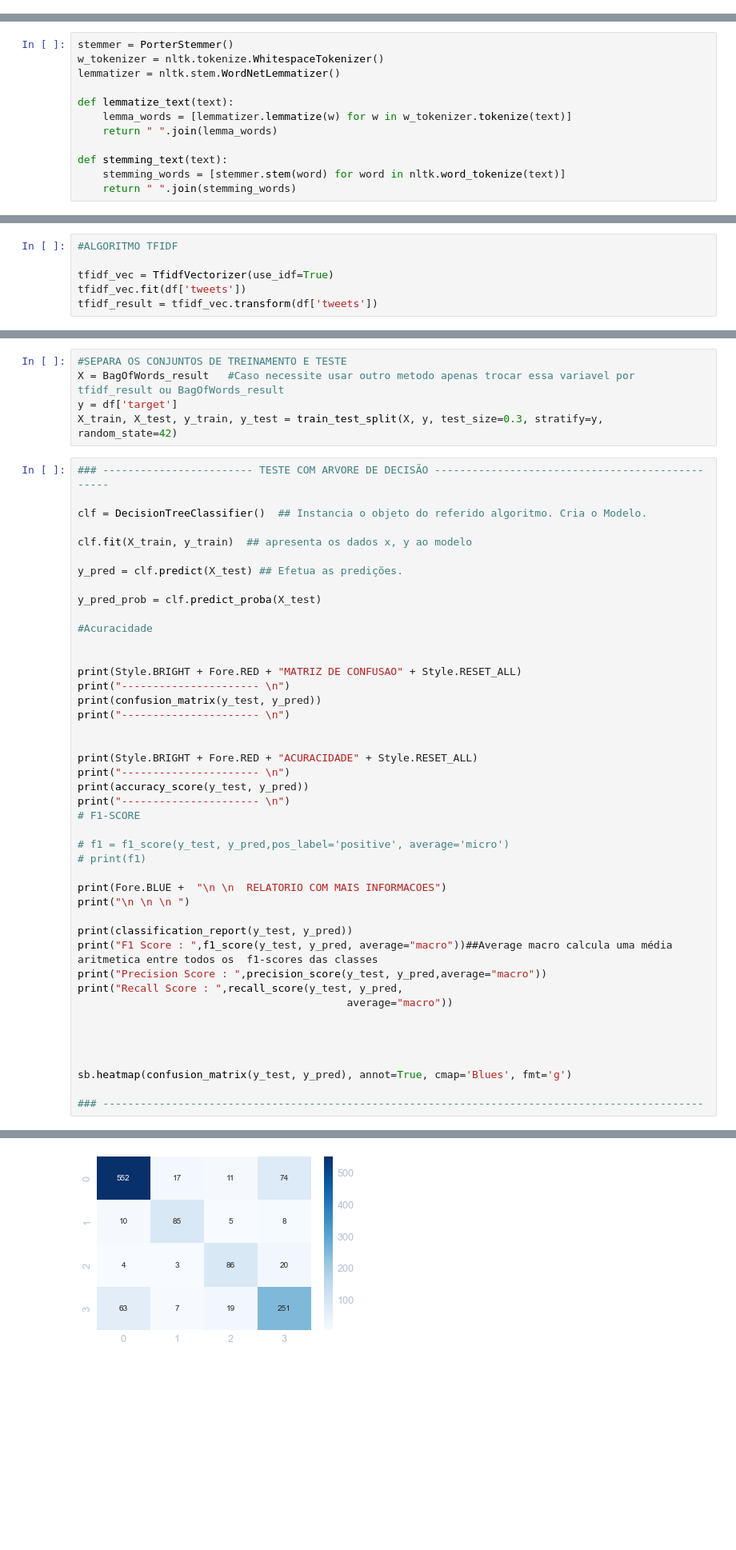
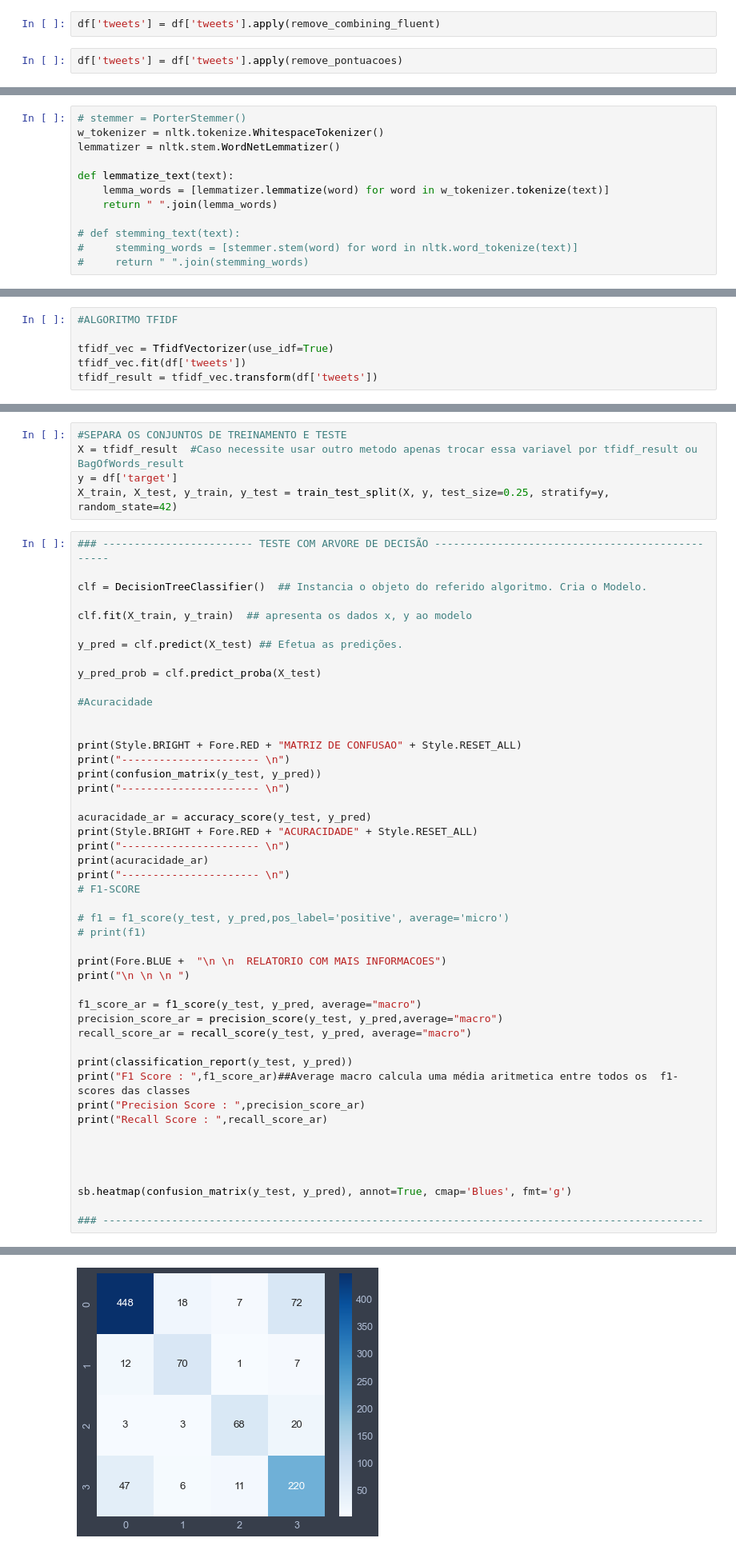
Before and after one commit to vceesar/Depressao-ML, a Jupyter notebook: depressao_notebook.ipynb, the cells around one changed output, grey strips where cells are left out. Shown: that part at 80% size. Saved outputs shown, nothing was run; the diff lists cells and outputs as text; blank space fills up the shorter version.

```diff
--- a/depressao_notebook.ipynb
+++ b/depressao_notebook.ipynb
@@ -194,0 +171,4 @@ Name: tweets, Length: 4049, dtype: object
+# %%
+df['tweets'] = df['tweets'].apply(remove_combining_fluent)
+# %%
+df['tweets'] = df['tweets'].apply(remove_pontuacoes)
@@ -195,15 +191,15 @@ Name: tweets, Length: 4049, dtype: object
 # %%
-stemmer = PorterStemmer()
+# stemmer = PorterStemmer()
 w_tokenizer = nltk.tokenize.WhitespaceTokenizer()
 lemmatizer = nltk.stem.WordNetLemmatizer()
 
 def lemmatize_text(text):
-    lemma_words = [lemmatizer.lemmatize(w) for w in w_tokenizer.tokenize(text)]
+    lemma_words = [lemmatizer.lemmatize(word) for word in w_tokenizer.tokenize(text)]
     return " ".join(lemma_words)
 
-def stemming_text(text):
-    stemming_words = [stemmer.stem(word) for word in nltk.word_tokenize(text)]
-    return " ".join(stemming_words)
+# def stemming_text(text):
+#     stemming_words = [stemmer.stem(word) for word in nltk.word_tokenize(text)]
+#     return " ".join(stemming_words)
 # %%
 df["tweets"] = df["tweets"].apply(lemmatize_text) ## para testar o stemming, basta trocar o nome da funcao no parametro.
 # df
@@ -262,8 +246,8 @@ print(tfidf_result)
 # %%
 #SEPARA OS CONJUNTOS DE TREINAMENTO E TESTE
-X = BagOfWords_result   #Caso necessite usar outro metodo apenas trocar essa variavel por tfidf_result ou BagOfWords_result
+X = tfidf_result  #Caso necessite usar outro metodo apenas trocar essa variavel por tfidf_result ou BagOfWords_result
 y = df['target']
-X_train, X_test, y_train, y_test = train_test_split(X, y, test_size=0.3, stratify=y, random_state=42)
+X_train, X_test, y_train, y_test = train_test_split(X, y, test_size=0.25, stratify=y, random_state=42)
 # %%
 ### ------------------------ TESTE COM ARVORE DE DECISÃO ------------------------------------------------
 
@@ -283,10 +267,10 @@ print("---------------------- \n")
 print(confusion_matrix(y_test, y_pred))
 print("---------------------- \n")
 
-
+acuracidade_ar = accuracy_score(y_test, y_pred)
 print(Style.BRIGHT + Fore.RED + "ACURACIDADE" + Style.RESET_ALL)
 print("---------------------- \n")
-print(accuracy_score(y_test, y_pred))
+print(acuracidade_ar)
 print("---------------------- \n")
 # F1-SCORE
 
@@ -296,11 +280,14 @@ print("---------------------- \n")
 print(Fore.BLUE +  "\n \n  RELATORIO COM MAIS INFORMACOES")
 print("\n \n \n ")
 
+f1_score_ar = f1_score(y_test, y_pred, average="macro")
+precision_score_ar = precision_score(y_test, y_pred,average="macro")
+recall_score_ar = recall_score(y_test, y_pred, average="macro")
+
 print(classification_report(y_test, y_pred))
-print("F1 Score : ",f1_score(y_test, y_pred, average="macro"))##Average macro calcula uma média aritmetica entre todos os  f1-scores das classes
-print("Precision Score : ",precision_score(y_test, y_pred,average="macro"))
-print("Recall Score : ",recall_score(y_test, y_pred,
-                                           average="macro"))
+print("F1 Score : ",f1_score_ar)##Average macro calcula uma média aritmetica entre todos os  f1-scores das classes
+print("Precision Score : ",precision_score_ar)
+print("Recall Score : ",recall_score_ar)
 
 
 
@@ -330,4 +317,4 @@ Recall Score :  0.7825927438262613
-[figure, old version]
+[figure, new version]
 # %%
 fpr = {}
 tpr = {}
```
Also changed, not shown: parts of 39 cells of this notebook.
